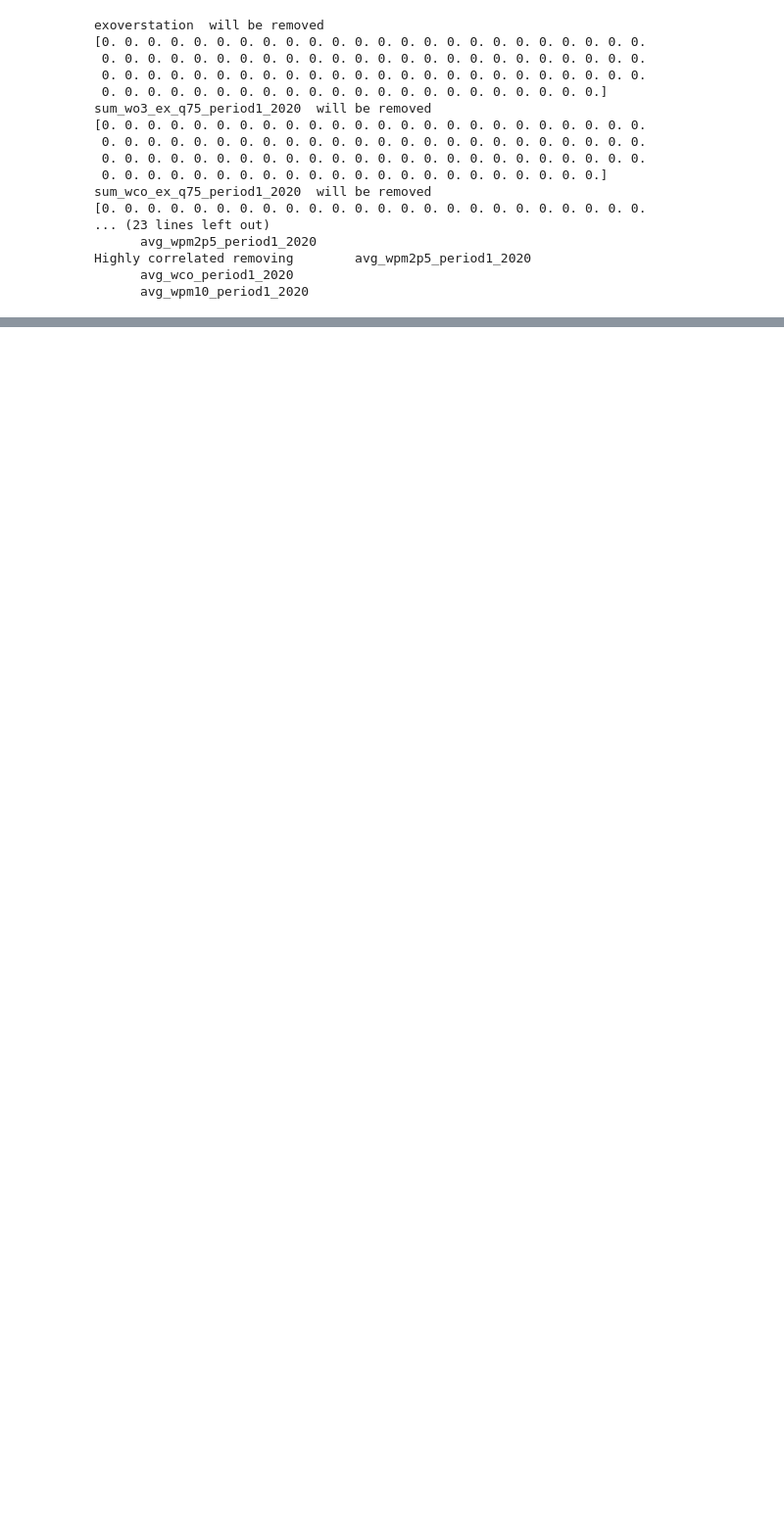
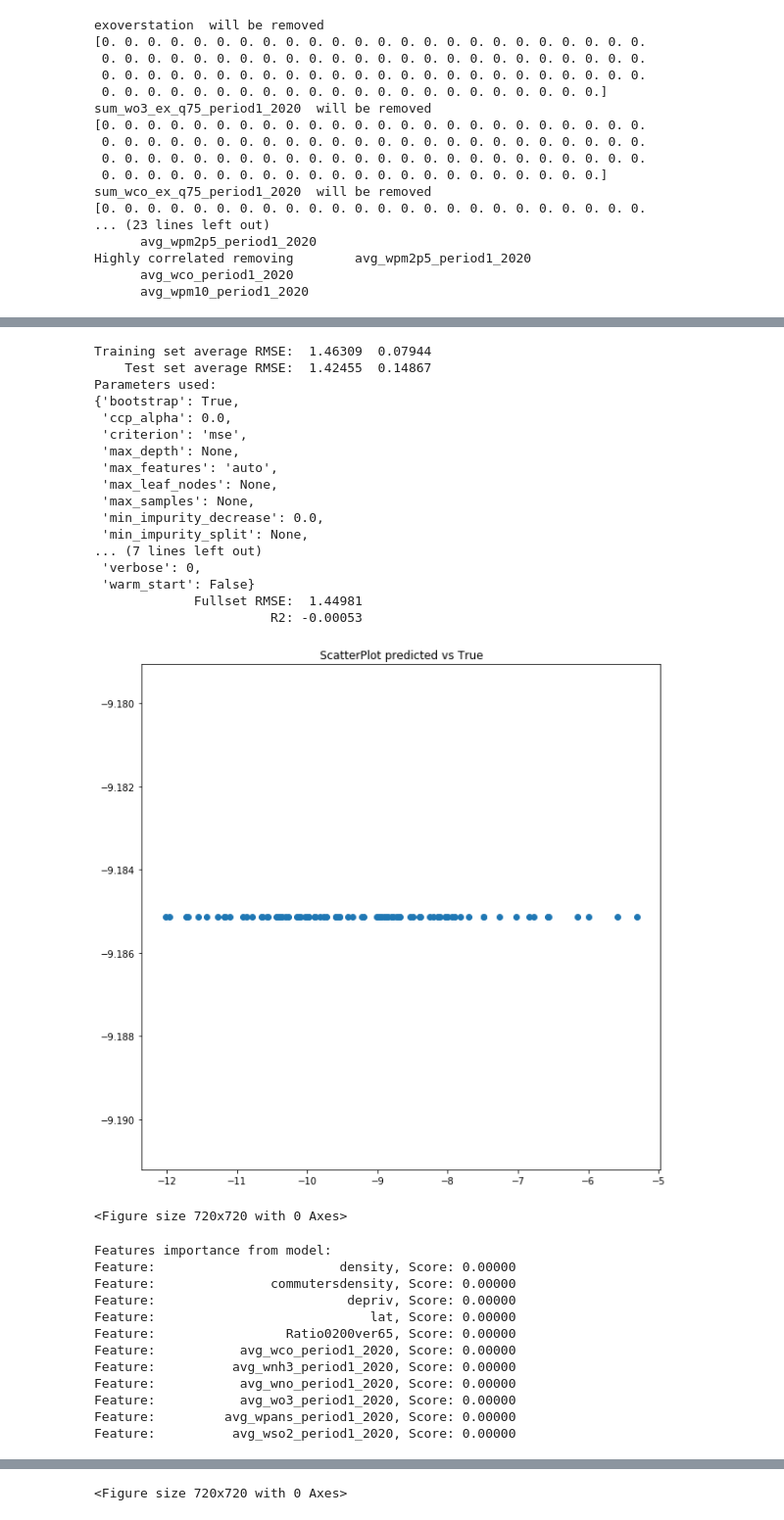
Before and after one commit to PLANET-CSN5/static_ML_analysis, a Jupyter notebook: matandmethods.ipynb, the cells around one changed output, grey strips where cells are left out. Shown at 98% size. Drawn from its saved outputs; the diff is of its cells as text; code cells hidden in the pictures; blank space fills up the shorter version.

Commit message:
add custom grid search to fix

```diff
--- a/matandmethods.ipynb
+++ b/matandmethods.ipynb
@@ -569,7 +609,7 @@ listostack = [features_dict[v] for v in featuresused]
 X = np.column_stack (listostack)
 Y = np.asanyarray(ylogpropcasi)
 
-bestf = smlmodule.rfregressors_optimizer (X, Y)
+bestf = smlmodule.rfregressors_custom_optimizer (X, Y)
 
-print(bestf.best_params_)
+print(bestf)
 # %% [output]
@@ -585,0 +633,49 @@ Fitting 3 folds for each of 500 candidates, totalling 1500 fits
+# %%
+#importlib.reload(smlmodule)
+#finalfeaturestobeused = "density,commutersdensity,exoverstation"
+#features = finalfeaturestobeused.split(",")
+#listostack = [features_dict[v] for v in features]
+
+#print(bestf.best_estimator_)
+
+featuresused = features
+
+listostack = [features_dict[v] for v in featuresused]
+
+X = np.column_stack (listostack)
+Y = np.asanyarray(ylogpropcasi)
+
+plt.figure(figsize=(10,10))
+smlmodule.rfregressors (X, Y , featuresused, N=50, pout=sys.stdout, showplot=True, optimisedparams=bestf)
+# %% [output]
+Training set average RMSE:  1.46309  0.07944
+    Test set average RMSE:  1.42455  0.14867
+Parameters used:
+{'bootstrap': True,
+ 'ccp_alpha': 0.0,
+ 'criterion': 'mse',
+ 'max_depth': None,
+ 'max_features': 'auto',
+ 'max_leaf_nodes': None,
+ 'max_samples': None,
+ 'min_impurity_decrease': 0.0,
+ 'min_impurity_split': None,
+... (7 lines left out)
+ 'verbose': 0,
+ 'warm_start': False}
+             Fullset RMSE:  1.44981
+                       R2: -0.00053
+[figure, added]
+<Figure size 720x720 with 0 Axes>
+Features importance from model:
+Feature:                        density, Score: 0.00000
+Feature:               commutersdensity, Score: 0.00000
+Feature:                         depriv, Score: 0.00000
+Feature:                            lat, Score: 0.00000
+Feature:                 Ratio0200ver65, Score: 0.00000
+Feature:           avg_wco_period1_2020, Score: 0.00000
+Feature:          avg_wnh3_period1_2020, Score: 0.00000
+Feature:           avg_wno_period1_2020, Score: 0.00000
+Feature:           avg_wo3_period1_2020, Score: 0.00000
+Feature:         avg_wpans_period1_2020, Score: 0.00000
+Feature:          avg_wso2_period1_2020, Score: 0.00000
@@ -585,0 +683 @@ Fitting 3 folds for each of 500 candidates, totalling 1500 fits
+<Figure size 720x720 with 0 Axes>
```
Also changed, not shown: parts of 8 cells of this notebook, 1 other file.
